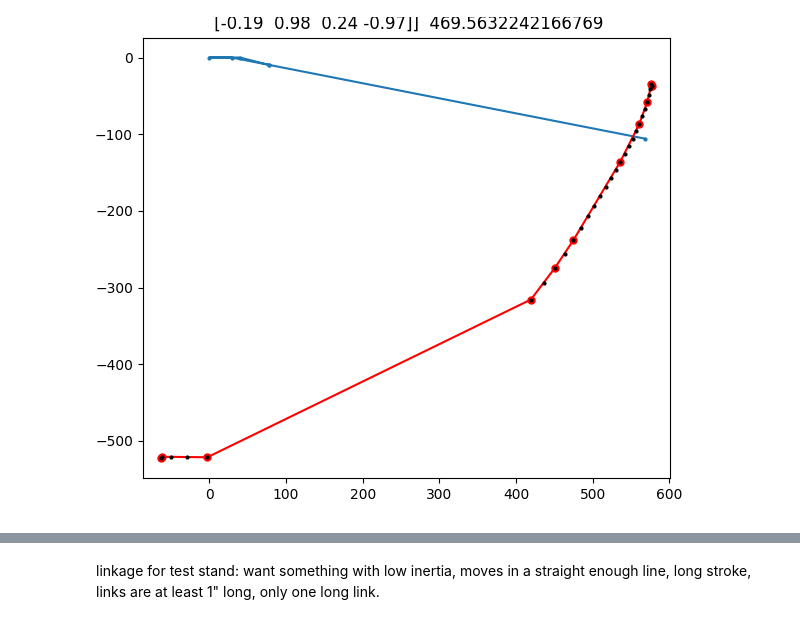
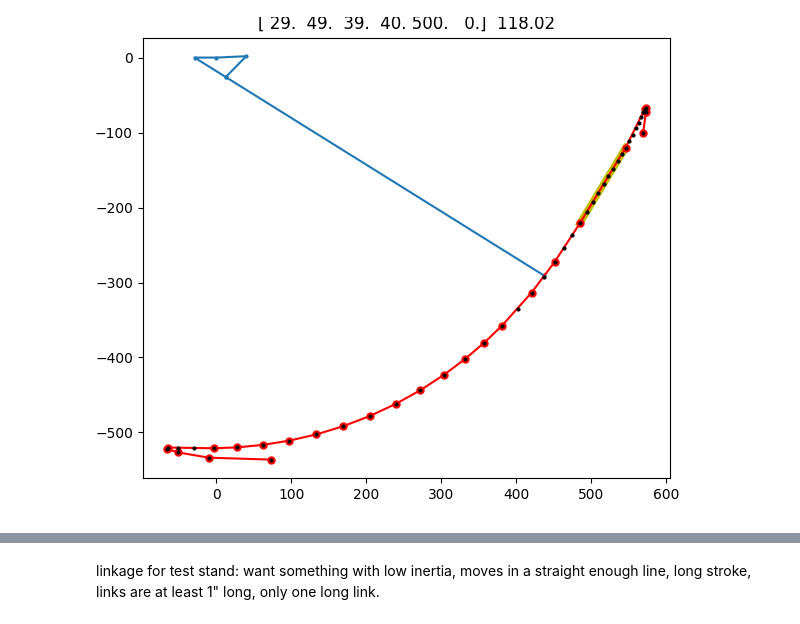
Before and after one commit to NovelMobileRobotsLab/pinto-squirrel, a Jupyter notebook: lambda.ipynb, the cells around one changed output, grey strips where cells are left out. Saved outputs shown, nothing was run; the diff lists cells and outputs as text; code cells hidden in the pictures.

Commit message:
started on the CMAES genetic algo optim

```diff
--- a/lambda.ipynb
+++ b/lambda.ipynb
@@ -40,21 +40,38 @@ def get_endpt(dims, theta1, guess):
     p5 = L1*np.array([cos1, sin1]) + L2*np.array([cos2, sin2]) + L5*np.array([cos2*cos5-sin2*sin5, sin2*cos5+cos2*sin5])
     return p5, sol
 
-def get_path(dims, npts, guess, TR_cutoff=10):
+def get_path(dims, npts, guess, TR_cutoff):
     theta1_range = np.linspace(0, 2*pi, npts)
     path = []
     sols = []
 
-    last_p5 = np.zeros(2)
     for theta1 in theta1_range:
         p5, sol = get_endpt(dims, theta1, guess)
         guess = sol
-        if(np.linalg.norm(p5 - last_p5) < TR_cutoff):
-            path.append(p5)
+        path.append(p5)
         sols.append(sol)
+
+
+    start_i = int(npts/2)
+    end_i = int(npts/2)
+
+    last_p5 = path[start_i]
+    while start_i > 0:
+        p5 = path[start_i]
+        if np.linalg.norm(p5 - last_p5) > TR_cutoff:
+            break
         last_p5 = p5
+        start_i -= 1
 
-    return np.array(path), sols
+    last_p5 = path[end_i]
+    while end_i < npts:
+        p5 = path[end_i]
+        if np.linalg.norm(p5 - last_p5) > TR_cutoff:
+            break
+        last_p5 = p5
+        end_i += 1
+
+    return np.array(path[start_i:end_i]), sols
 
 def get_links(dims, sols, theta1_vis=0):
     L1, L2, L3, L4, L5, theta5 = dims
@@ -99,22 +116,30 @@ def perpendicular_distance(p, p1, p2):
 
 def longest_segment_length(points):
     max_length = 0
+    max_indexes = (0, 0)
     for i in range(len(points) - 1):
         segment_length = np.linalg.norm(points[i] - points[i + 1])
-        max_length = max(max_length, segment_length)
-    return max_length
+        if segment_length > max_length:
+            max_length = segment_length
+            max_indexes = (i, i+1)
+    return max_length, max_indexes
+
+# dims_0 = (28.956, 49.276, 38.862, 39.624, 500, 0)
+dims_0 = (29, 49, 39, 40, 500, 0)
+npts = 50
+epsilon_0 = 1
+TR_cutoff_0 = 42
+
+guess_0 = np.array([-0.37, 0.93, 0.47, -0.88]) #almost 400mm test stand
+guess = guess_0
+
+path, sols = get_path(dims_0, npts, guess_0, TR_cutoff_0)
 
 
-dims = (1, 2.5, 2.5, 2, 2.5, radians(10))
-npts = 50
+links = get_links(dims_0, sols)
+path_simp = douglas_peucker(path, epsilon_0)
 
-guess = np.array([-0.37, 0.93, 0.47, -0.88]) #almost 400mm test stand
-
-path, sols = get_path(dims, npts, guess)
-links = get_links(dims, sols)
-
-path_simp = douglas_peucker(path, 0.1)
-
+max_length, max_indexes = longest_segment_length(path_simp)
 
 
 plt.close()
@@ -125,38 +150,38 @@ ax.axis('equal')
 # ax.set_xlim(-4, 9)
 # ax.set_ylim(-10, 3)
 
+max_pts, = ax.plot([0,1], [0,1], 'y-', linewidth=5)
 link_pts, = ax.plot(links[:,0], links[:,1], 'o-', markersize=2)
 simp_pts, = ax.plot(path_simp[:,0], path_simp[:,1], 'ro-', markersize=5)
 path_pts, = ax.plot(path[:,0], path[:,1], 'ko', markersize=2)
 
 def update(
-        L1=FloatSlider(min=10, max=100, step=1, value=28.956),
-        L2=FloatSlider(min=10, max=100, step=1, value=49.276),
-        L3=FloatSlider(min=10, max=100, step=1, value=38.862),
-        L4=FloatSlider(min=10, max=100, step=1, value=39.624),
-        L5=FloatSlider(min=10, max=500, step=1, value=500),
-        theta5=FloatSlider(min=-90, max=90, step=1, value=0),
-        theta1_vis=IntSlider(min=0, max=npts-1, step=1, value=0),
-        epsilon=FloatSlider(min=0, max=5, step=0.1, value=1),
-        TR_cutoff=FloatSlider(min=0, max=50, step=0.1, value=30)
-        ):
-    dims = (L1, L2, L3, L4, L5, radians(theta5))
+    L1=FloatSlider(min=10, max=100, step=1, value=dims_0[0]),
+    L2=FloatSlider(min=10, max=100, step=1, value=dims_0[1]),
+    L3=FloatSlider(min=10, max=100, step=1, value=dims_0[2]),
+    L4=FloatSlider(min=10, max=100, step=1, value=dims_0[3]),
+    # L5=FloatSlider(min=10, max=500, step=1, value=dims_0[4]),
+    theta5=FloatSlider(min=0, max=2*pi, step=0.1, value=dims_0[5]),
+    theta1_vis=IntSlider(min=0, max=npts-1, step=1, value=npts/2),
+    epsilon=FloatSlider(min=0, max=5, step=0.1, value=epsilon_0),
+    TR_cutoff=FloatSlider(min=0, max=100, step=0.1, value=TR_cutoff_0)
+    ):
+    dims = (L1, L2, L3, L4, dims_0[4], theta5)
 
-    # global guess
     path, sols = get_path(dims, npts, guess, TR_cutoff)
-
     if len(path) < 2:
         return
-    # guess = sols[0]
 
     links = get_links(dims, sols, theta1_vis)
     path_simp = douglas_peucker(path, epsilon)
 
-    ax.set_title(f"{np.round(sols, 2)}  {longest_segment_length(path_simp)}")
+    max_length, max_indexes = longest_segment_length(path_simp)
+    ax.set_title(f"{np.round(dims, 2)}  {round(max_length,2)}")
 
     path_pts.set_data((path[:,0], path[:,1]))
     link_pts.set_data((links[:,0], links[:,1]))
     simp_pts.set_data((path_simp[:,0], path_simp[:,1]))
+    max_pts.set_data((path_simp[max_indexes[0]:max_indexes[1]+1,0], path_simp[max_indexes[0]:max_indexes[1]+1,1]))
 
     fig.canvas.draw_idle()
     ax.relim()
@@ -170,2 +195,2 @@ interactive(children=(FloatSlider(value=28.956, description='L1', min=10.0, step
-[figure, old version]
+[figure, new version]
 # %%
```
Also changed, not shown: parts of 2 cells of this notebook, 3 other files.
